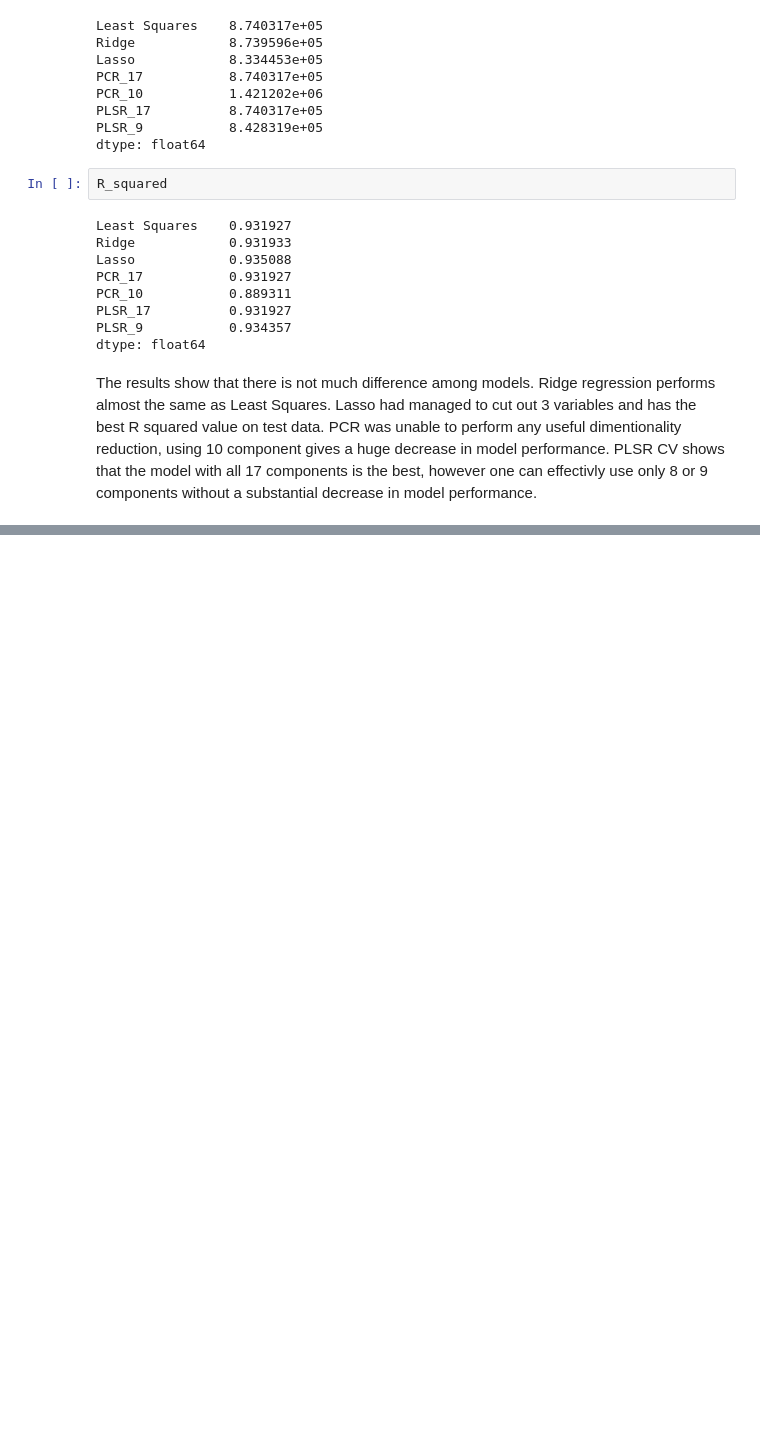
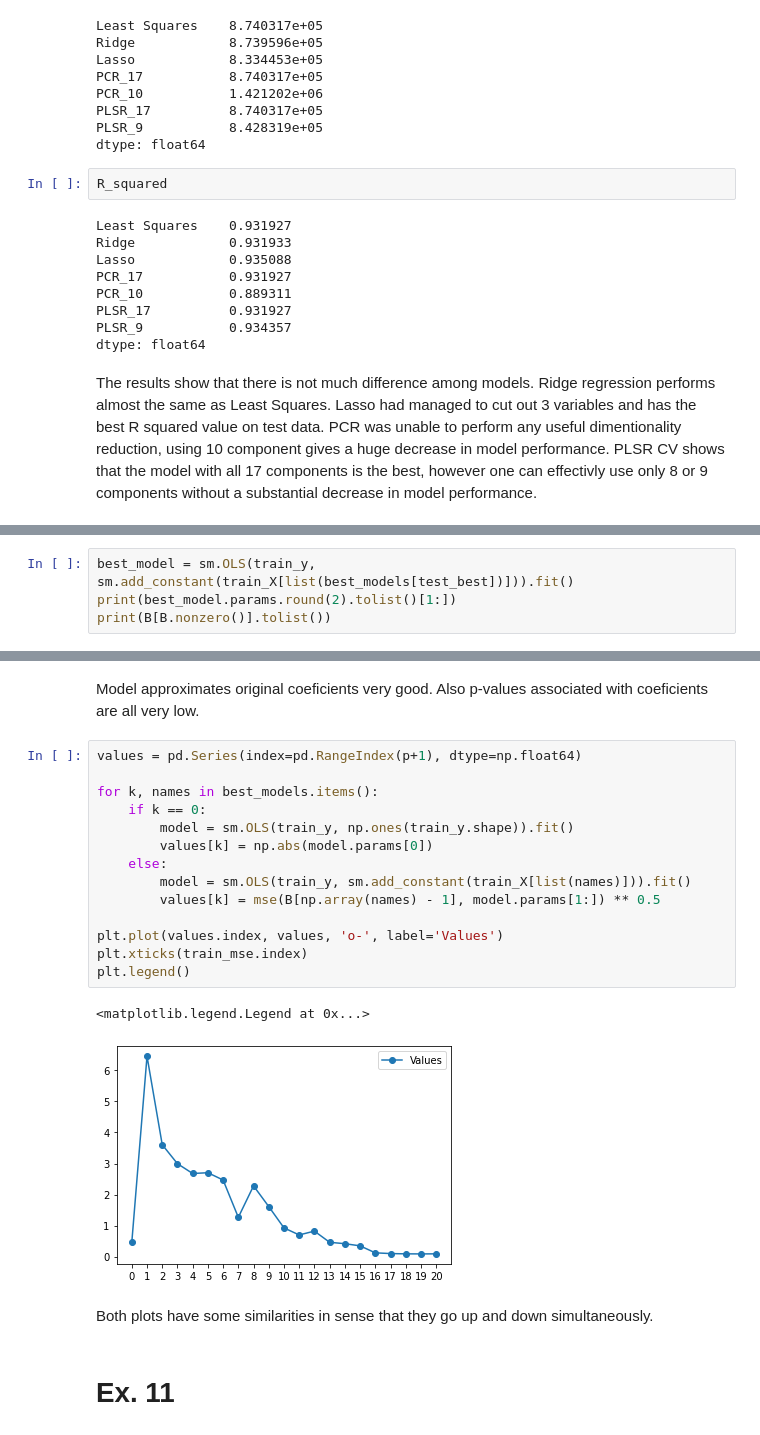
Before and after one commit to vivialprt/ISLR, a Jupyter notebook: Chapter6/Solution.ipynb, the cells around one changed output, grey strips where cells are left out. Drawn from its saved outputs; the diff is of its cells as text; blank space fills up the shorter version.

```diff
--- a/Chapter6/Solution.ipynb
+++ b/Chapter6/Solution.ipynb
@@ -497,0 +563,4 @@ The results show that there is not much difference among models. Ridge regressio
+# %%
+best_model = sm.OLS(train_y, sm.add_constant(train_X[list(best_models[test_best])])).fit()
+print(best_model.params.round(2).tolist()[1:])
+print(B[B.nonzero()].tolist())
@@ -497,0 +605,23 @@ The results show that there is not much difference among models. Ridge regressio
+# %% [markdown]
+Model approximates original coeficients very good. Also p-values associated with coeficients are all very low.
+# %%
+values = pd.Series(index=pd.RangeIndex(p+1), dtype=np.float64)
+
+for k, names in best_models.items():
+    if k == 0:
+        model = sm.OLS(train_y, np.ones(train_y.shape)).fit()
+        values[k] = np.abs(model.params[0])
+    else:
+        model = sm.OLS(train_y, sm.add_constant(train_X[list(names)])).fit()
+        values[k] = mse(B[np.array(names) - 1], model.params[1:]) ** 0.5
+
+plt.plot(values.index, values, 'o-', label='Values')
+plt.xticks(train_mse.index)
+plt.legend()
+# %% [output]
+<matplotlib.legend.Legend at 0x...>
+[figure, added]
+# %% [markdown]
+Both plots have some similarities in sense that they go up and down simultaneously.
+# %% [markdown]
+# Ex. 11
```
Also changed, not shown: parts of 22 cells of this notebook.
